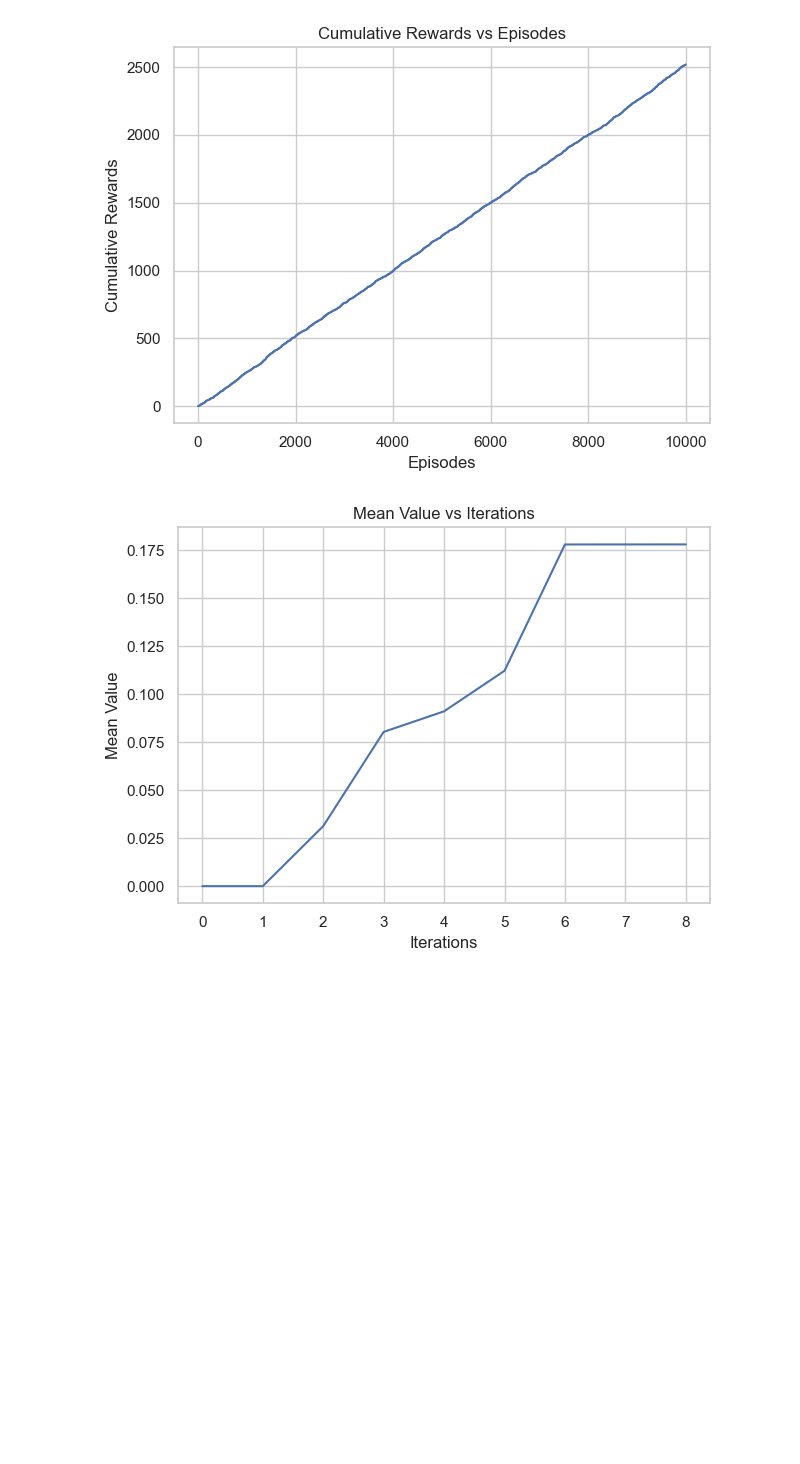
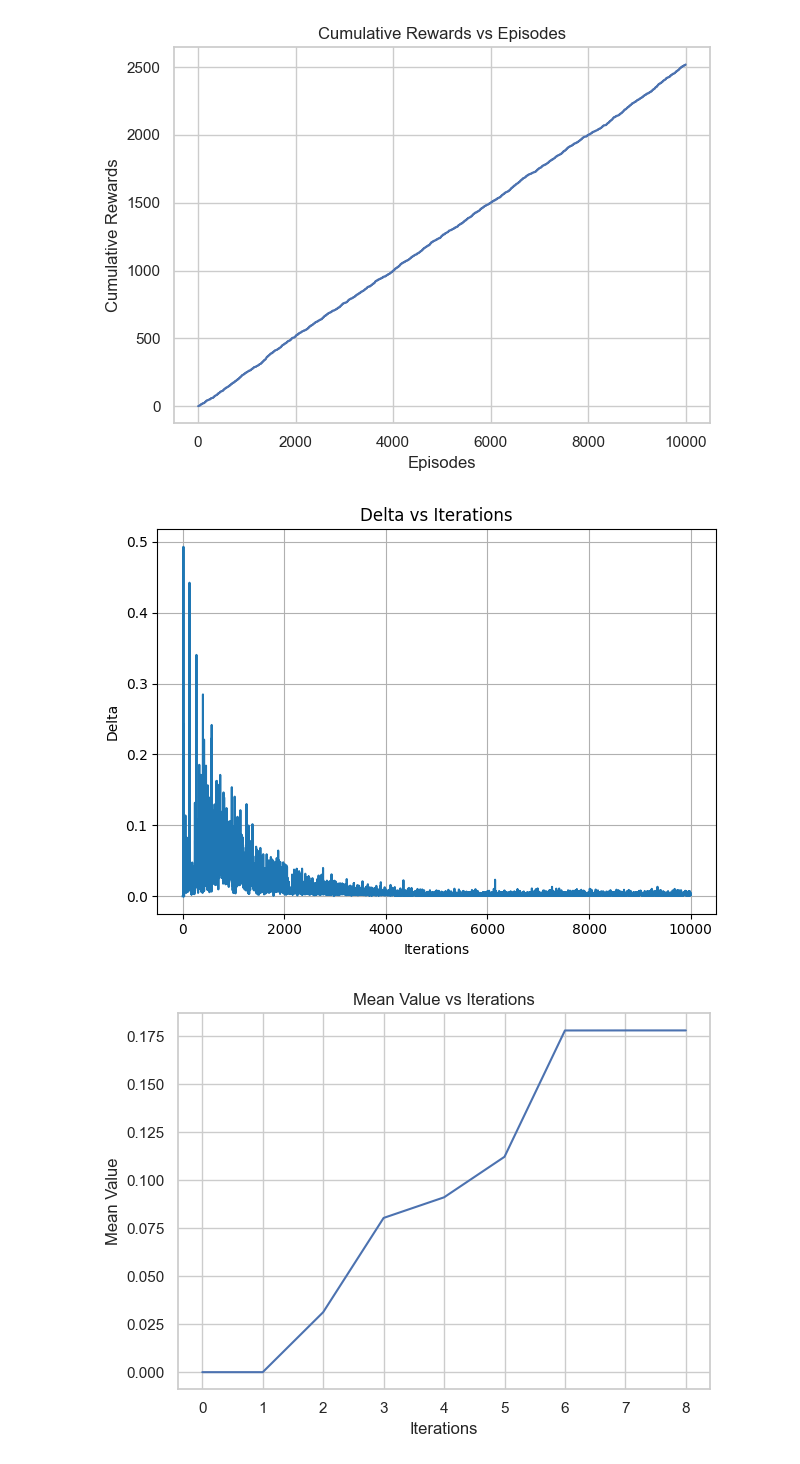
Before and after one commit to Vi2x101/CS7641-Markov-Decision-Processes, a Jupyter notebook: frozen_lake4.ipynb, the cells around one changed output. Drawn from its saved outputs; the diff is of its cells as text; code cells hidden in the pictures; blank space fills up the shorter version.

```diff
--- a/frozen_lake4.ipynb
+++ b/frozen_lake4.ipynb
@@ -597,6 +597,19 @@ plt.tight_layout()
 plt.savefig('plots/frozen_lake/QLearning_rewards_episodes4.png', dpi=300)
 # %% [output]
 [figure]
+# %%
+# Clip trailing zeros in case convergence is reached before max iterations
+# This is likely when setting the n_iters parameter
+delta_values = [np.max(np.abs(Q_track[i] - Q_track[i-1])) for i in range(1, len(Q_track))]
+plt.xlabel('Iterations')
+plt.ylabel('Delta')
+plt.title("Delta vs Iterations")
+plt.plot(delta_values)
+plt.grid()
+plt.tight_layout()
+plt.savefig('plots/frozen_lake/QLearning_delta4.png', dpi=300)
+# %% [output]
+[figure, added]
 # %%
 # Clip trailing zeros in case convergence is reached before max iterations
 # This is likely when setting the n_iters parameter
```
Also changed, not shown: parts of 1 cell of this notebook, 6 other files.
